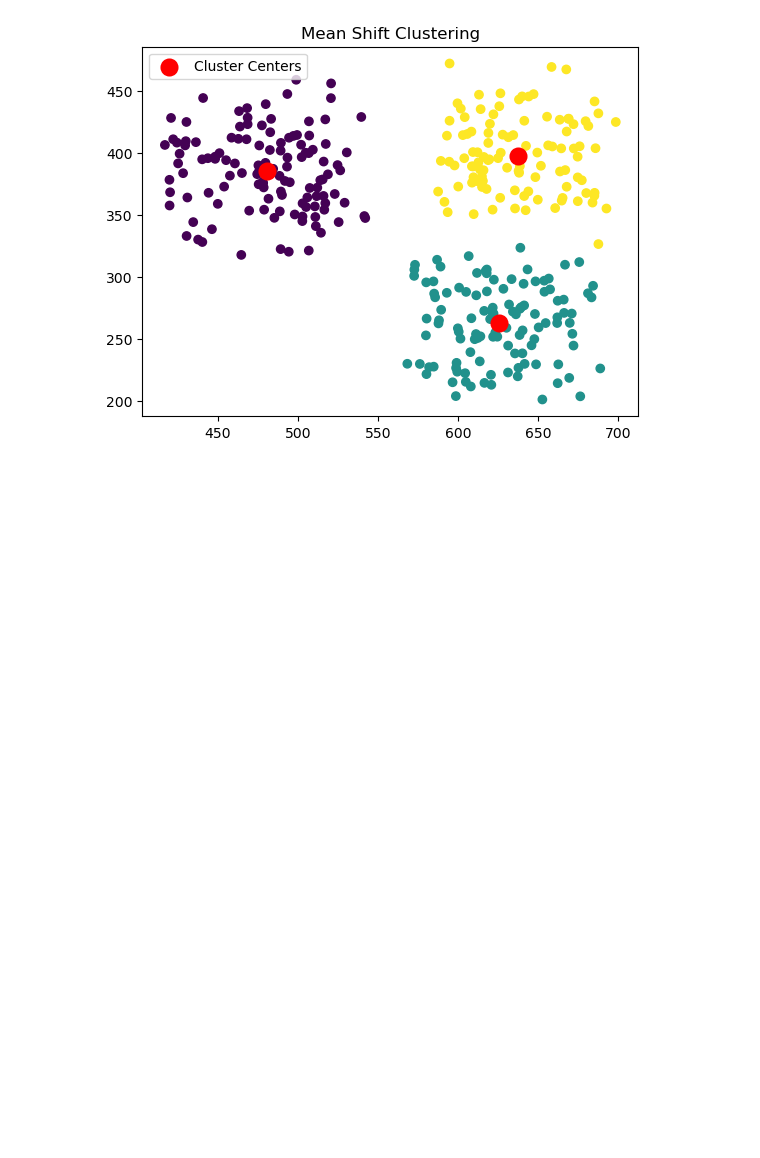
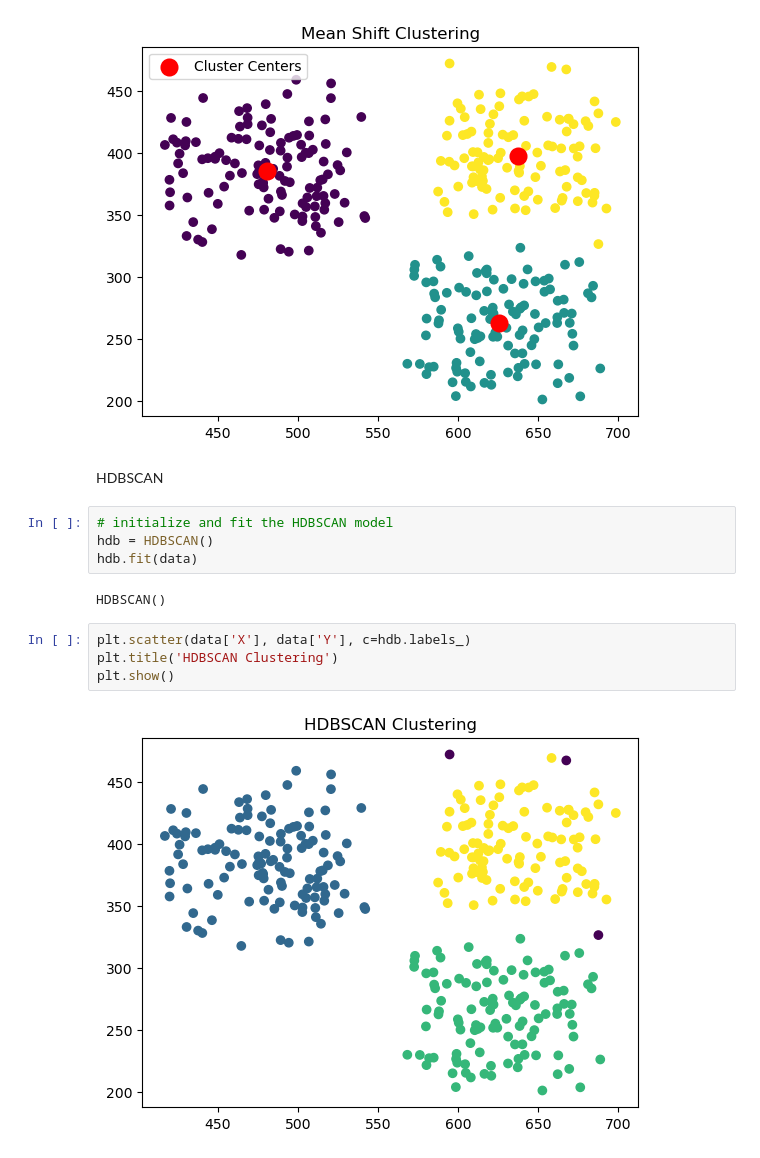
Before and after one commit to AIdjis/Clustering, a Jupyter notebook: code.ipynb, the cells around one changed output. Saved outputs shown, nothing was run; the diff lists cells and outputs as text; blank space fills up the shorter version.

Commit message:
add HDBScan clustering

```diff
--- a/code.ipynb
+++ b/code.ipynb
@@ -166,3 +166,17 @@ plt.legend()
 plt.show()
 # %% [output]
 [figure]
+# %% [markdown]
+HDBSCAN
+# %%
+# initialize and fit the HDBSCAN model
+hdb = HDBSCAN()
+hdb.fit(data)
+# %% [output]
+HDBSCAN()
+# %%
+plt.scatter(data['X'], data['Y'], c=hdb.labels_)
+plt.title('HDBSCAN Clustering')
+plt.show()
+# %% [output]
+[figure, added]
```
Also changed, not shown: parts of 6 cells of this notebook.
